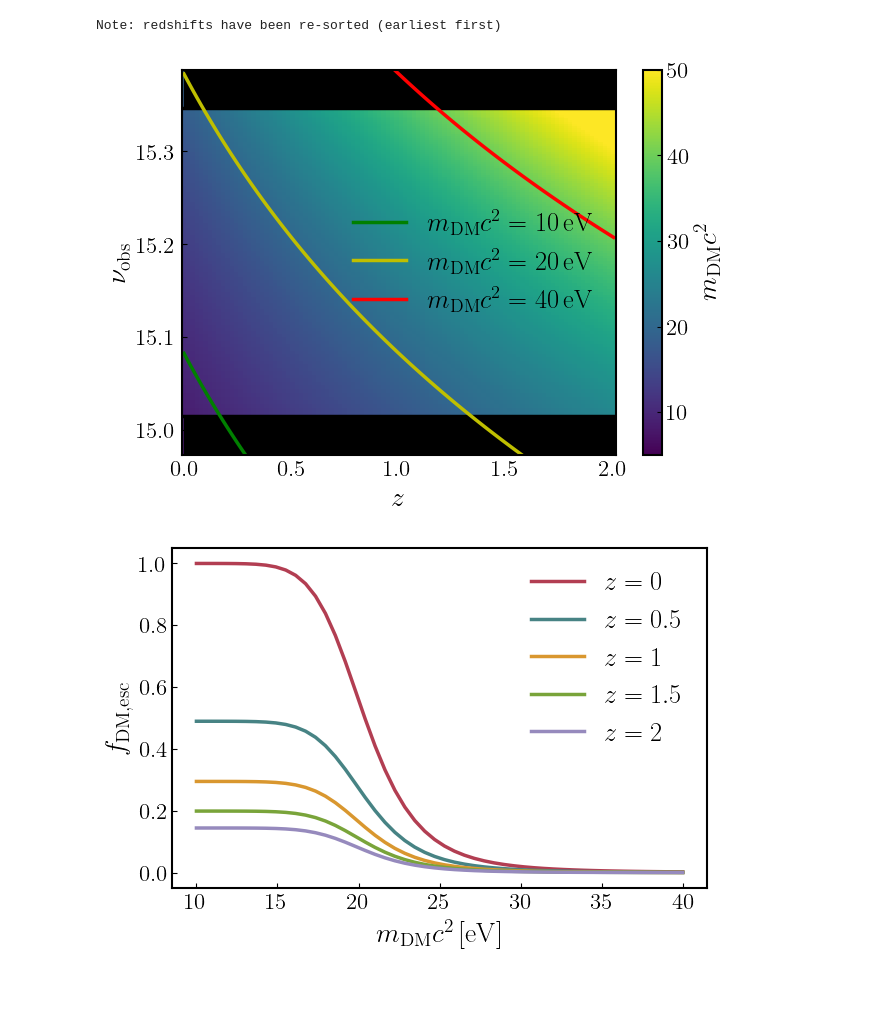
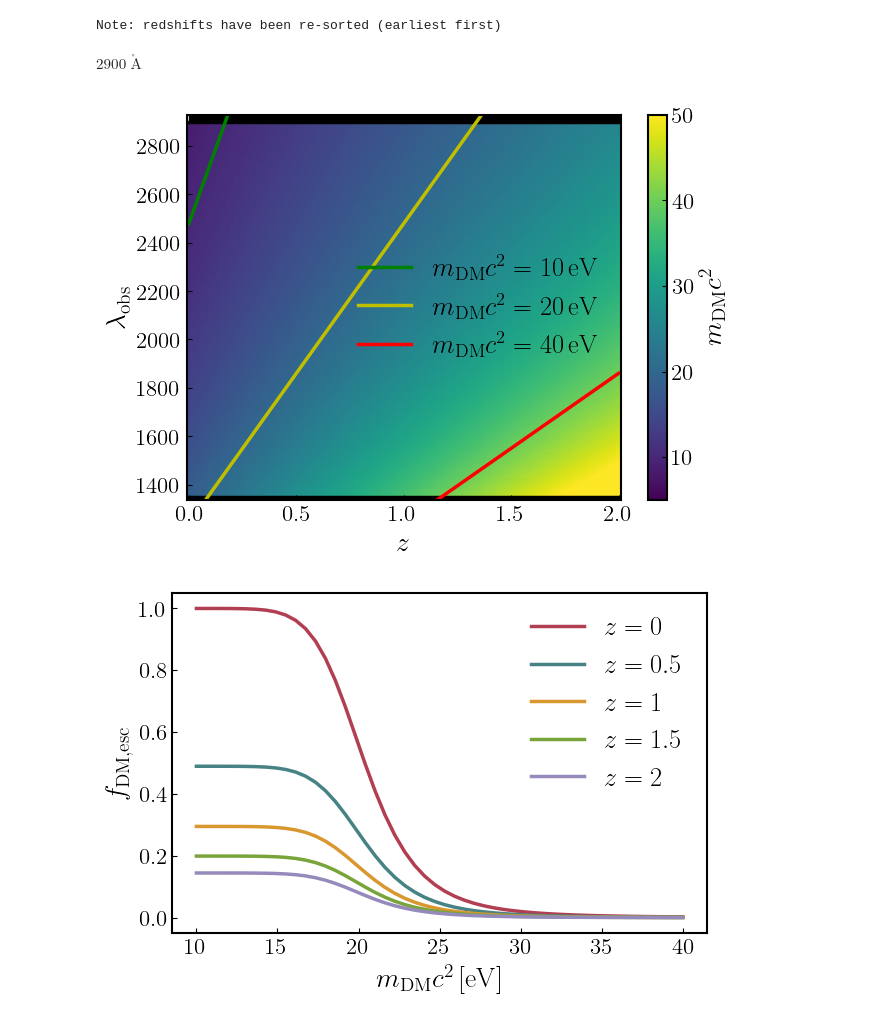
Before and after one commit to slibanore/lim_b7, a Jupyter notebook: EBL_DM.ipynb, the cells around one changed output. Drawn from its saved outputs; the diff is of its cells as text; code cells hidden in the pictures; blank space fills up the shorter version.

```diff
--- a/EBL_DM.ipynb
+++ b/EBL_DM.ipynb
@@ -9,55 +9,62 @@ rho_crit = (3*H(0)**2/(8*np.pi*cu.G)).to(u.Msun*u.Mpc**-3)
 # from Jose's paper
 f_gg = 1 # good for axions
 F_g = 0 # sets stimulated decay due to CMB - check different values
+# %%
+lambda_from_nu(nu_min_US)
+# %% [output]
+$2900 \; \mathrm{\mathring{A}}$
 # %%
-nu_obs_max = nu_max_gFUV
-nu_obs_min = nu_min_US
+lambda_obs_min = lambda_from_nu(nu_max_gFUV)
+lambda_obs_max = lambda_from_nu(nu_min_US)
 
 nnu = 150
 nz = 100
 
 #mc2_DM = np.logspace(-3,3,nm) *u.eV
-nu_DM_obs = np.linspace(nu_obs_min/1.1,nu_obs_max*1.1,nnu)
+lambda_DM_obs = np.linspace(lambda_obs_min,lambda_obs_max,nnu)
+nu_DM_obs = nu_from_lambda(lambda_DM_obs)
 z_vals = np.linspace(0,2,nz)
 
 #mc2_DM_matr = mc2_DM[:,np.newaxis]*np.ones((nm,nz))
 z_vals_matr = z_vals[:,np.newaxis]*np.ones((nz,nnu))
 nu_DM_obs_matr = nu_DM_obs[np.newaxis,:]*np.ones((nz,nnu))
 
 mc2_DM = ((4*np.pi*cu.hbar) * (nu_DM_obs_matr*(1+z_vals_matr))).to(u.eV)
 
 #nu_DM_rest = (mc2_DM_matr / (4*np.pi*cu.hbar)).to(u.Hz)
 #nu_DM_obs = nu_DM_rest / (1+z_vals_matr)
 
 plt.figure(figsize=(7,5))
 
-plt.pcolormesh(z_vals, np.log10(nu_DM_obs.value),(mc2_DM.value).T, vmin = 5,vmax=50)
+#nuobs = nurest / (1+z)
 
-plt.plot(z_vals,np.log10(nu_obs_min.value)*np.ones(len(z_vals)),'k')
-plt.plot(z_vals,np.log10(nu_obs_max.value)*np.ones(len(z_vals)),'k')
+plt.pcolormesh(z_vals, lambda_DM_obs.value,(mc2_DM.value).T, vmin = 5,vmax=50)
 
-nu_obs_10eV = (10*u.eV / (4*np.pi*cu.hbar)).to(u.Hz) / (1+z_vals)
-nu_obs_20eV = (20*u.eV / (4*np.pi*cu.hbar)).to(u.Hz) / (1+z_vals)
-nu_obs_40eV = (40*u.eV / (4*np.pi*cu.hbar)).to(u.Hz) / (1+z_vals)
+plt.plot(z_vals,lambda_obs_min.value*np.ones(len(z_vals)),'k')
+plt.plot(z_vals,lambda_obs_max.value*np.ones(len(z_vals)),'k')
 
-plt.plot(z_vals,np.log10(nu_obs_10eV.value),'g',label=r'$m_{\rm DM}c^2 = 10\,{\rm eV}$')
-plt.plot(z_vals,np.log10(nu_obs_20eV.value),'y',label=r'$m_{\rm DM}c^2 = 20\,{\rm eV}$')
-plt.plot(z_vals,np.log10(nu_obs_40eV.value),'r',label=r'$m_{\rm DM}c^2 = 40\,{\rm eV}$')
+lambda_obs_10eV = lambda_from_nu((10*u.eV / (4*np.pi*cu.hbar)).to(u.Hz)/ (1+z_vals))
+lambda_obs_20eV = lambda_from_nu((20*u.eV / (4*np.pi*cu.hbar)).to(u.Hz)/ (1+z_vals))
+lambda_obs_40eV = lambda_from_nu((40*u.eV / (4*np.pi*cu.hbar)).to(u.Hz)/ (1+z_vals))
 
-plt.ylim(np.log10(nu_DM_obs.value)[0],np.log10(nu_DM_obs.value)[-1])
+plt.plot(z_vals,(lambda_obs_10eV.value),'g',label=r'$m_{\rm DM}c^2 = 10\,{\rm eV}$')
+plt.plot(z_vals,(lambda_obs_20eV.value),'y',label=r'$m_{\rm DM}c^2 = 20\,{\rm eV}$')
+plt.plot(z_vals,(lambda_obs_40eV.value),'r',label=r'$m_{\rm DM}c^2 = 40\,{\rm eV}$')
+
+plt.ylim((lambda_DM_obs.value)[0]/1.01,(lambda_DM_obs.value)[-1]*1.01)
 
 plt.legend(loc=7,fontsize=19)
 
-plt.fill_between(z_vals,np.log10(nu_obs_max.value),y2=np.log10(nu_obs_max.value*1.1),color='k')
-plt.fill_between(z_vals,np.log10(nu_obs_min.value/1.1),y2=np.log10(nu_obs_min.value),color='k')
+plt.fill_between(z_vals,(lambda_obs_max.value),y2=(lambda_obs_max.value*1.1),color='k')
+plt.fill_between(z_vals,(lambda_obs_min.value/1.1),y2=(lambda_obs_min.value),color='k')
 
 plt.colorbar(label=r'$m_{\rm DM}c^2$')
 plt.xlabel(r'$z$')
-plt.ylabel(r'$\nu_{\rm obs}$')
+plt.ylabel(r'$\lambda_{\rm obs}$')
 
 plt.savefig('results/PLOTS/EBL_DM/DM_mass.png')
 # %% [output]
-[figure, old version]
+[figure, new version]
 # %%
 logaddexp = lambda x,y: x + np.log(1 + np.exp(y - x)) if (x > y) else y + np.log(1 + np.exp(x - y))
 
```
Also changed, not shown: parts of 1 cell of this notebook, 3 other files.
